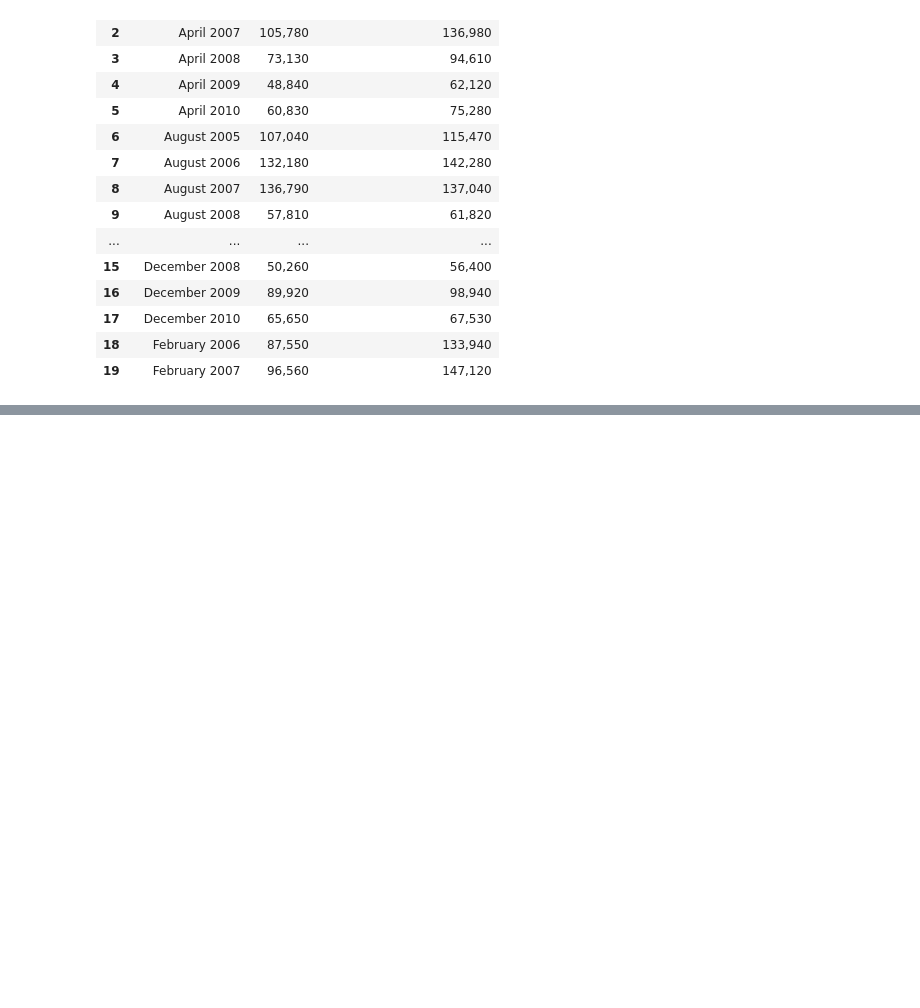
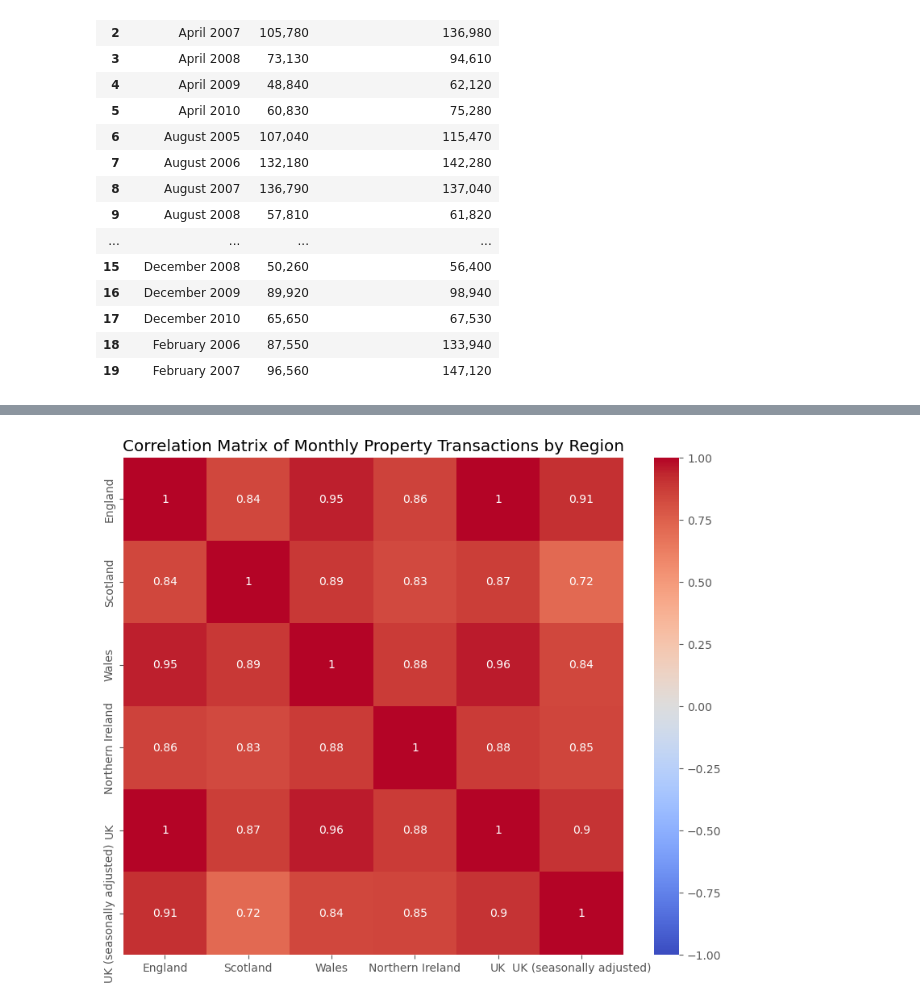
Before and after one commit to Onais1/COM6033_Project_Assignment., a Jupyter notebook: COM6033_Project_Assignment/porject_assignment/project_assignment.ipynb, the cells around one changed output, grey strips where cells are left out. Drawn from its saved outputs; the diff is of its cells as text; code cells hidden in the pictures; blank space fills up the shorter version.

```diff
--- a/COM6033_Project_Assignment/porject_assignment/project_assignment.ipynb
+++ b/COM6033_Project_Assignment/porject_assignment/project_assignment.ipynb
@@ -122,0 +193,15 @@ ten_years_grouped_int.head(20)
+# %%
+import seaborn as sns
+
+# Calculate the correlation matrix for the numeric columns
+correlation_matrix = df[['England', 'Scotland', 'Wales', 'Northern Ireland', 'UK', 'UK (seasonally adjusted)']].corr()
+
+# Set up the plot
+plt.figure(figsize=(10, 8))
+sns.heatmap(correlation_matrix, annot=True, cmap='coolwarm', vmin=-1, vmax=1)
+
+# Add titles and labels
+plt.title('Correlation Matrix of Monthly Property Transactions by Region')
+plt.show()
+# %% [output]
+[figure, added]
```
Also changed, not shown: parts of 8 cells of this notebook.
